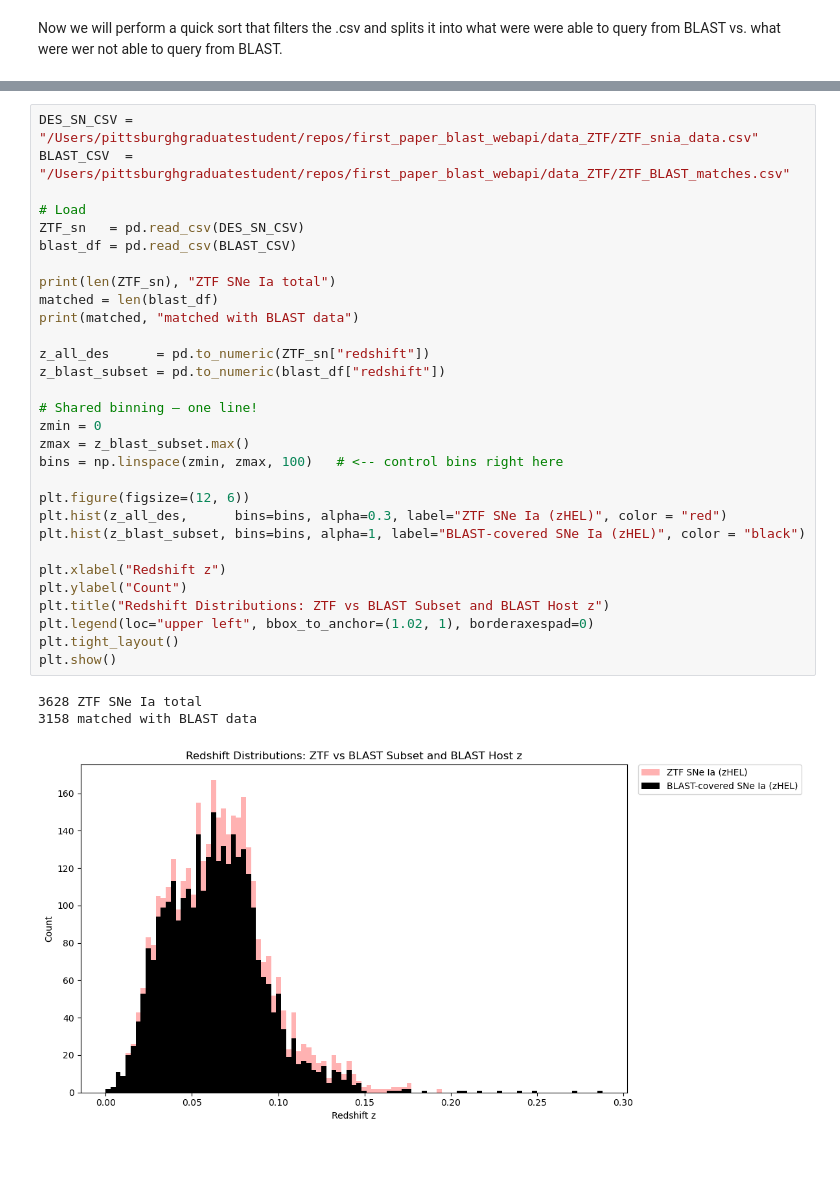
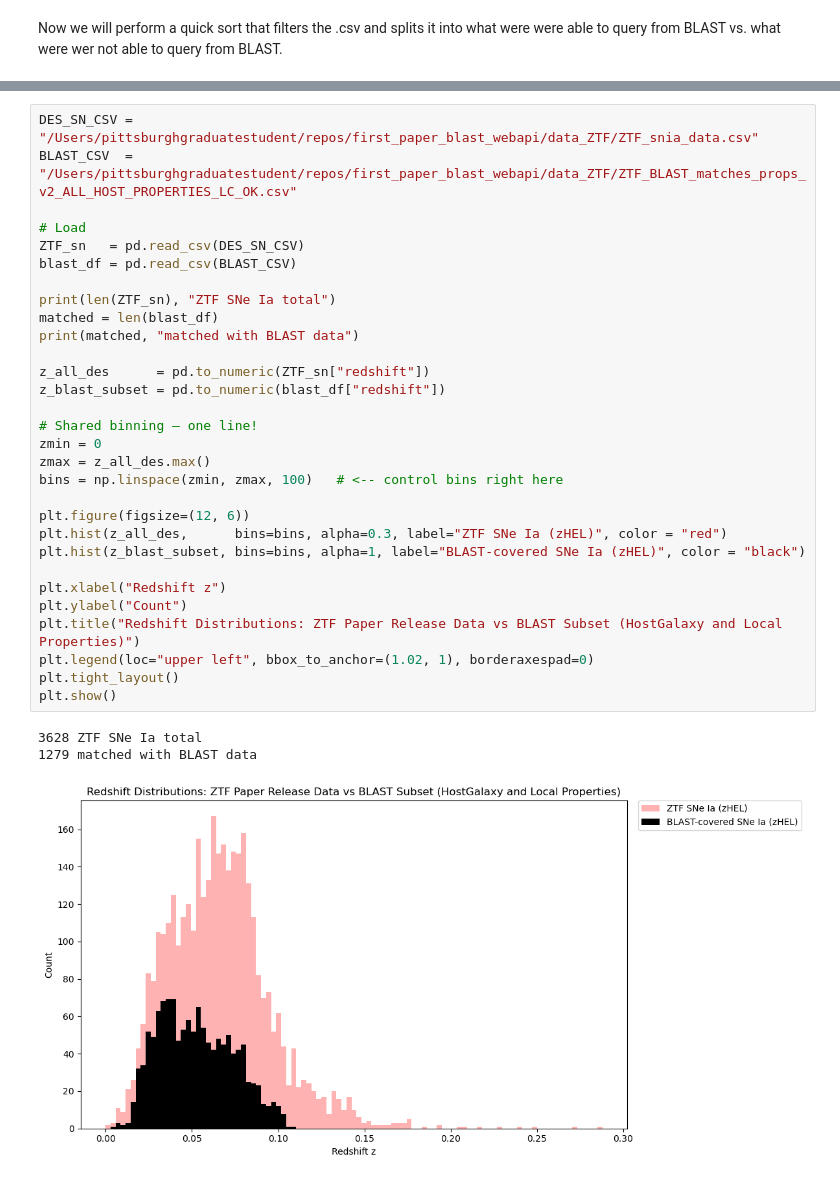
Before and after one commit to chernya4/first_paper_blast_webapi, a Jupyter notebook: api_q_onBLAST_ZTF.ipynb, the cells around one changed output, grey strips where cells are left out. Saved outputs shown, nothing was run; the diff lists cells and outputs as text.

```diff
--- a/api_q_onBLAST_ZTF.ipynb
+++ b/api_q_onBLAST_ZTF.ipynb
@@ -166,34 +398,34 @@ Removed 470 rows missing BLAST data → data_ZTF/ZTF_BLAST_umatched.csv
 # %%
 DES_SN_CSV = "/Users/pittsburghgraduatestudent/repos/first_paper_blast_webapi/data_ZTF/ZTF_snia_data.csv"
-BLAST_CSV  = "/Users/pittsburghgraduatestudent/repos/first_paper_blast_webapi/data_ZTF/ZTF_BLAST_matches.csv"
+BLAST_CSV  = "/Users/pittsburghgraduatestudent/repos/first_paper_blast_webapi/data_ZTF/ZTF_BLAST_matches_props_v2_ALL_HOST_PROPERTIES_LC_OK.csv"
 
 # Load
 ZTF_sn   = pd.read_csv(DES_SN_CSV)
 blast_df = pd.read_csv(BLAST_CSV)
 
 print(len(ZTF_sn), "ZTF SNe Ia total")
 matched = len(blast_df)
 print(matched, "matched with BLAST data")
 
 z_all_des      = pd.to_numeric(ZTF_sn["redshift"])
 z_blast_subset = pd.to_numeric(blast_df["redshift"])
 
 # Shared binning — one line!
 zmin = 0
-zmax = z_blast_subset.max()
+zmax = z_all_des.max()
 bins = np.linspace(zmin, zmax, 100)   # <-- control bins right here
 
 plt.figure(figsize=(12, 6))
 plt.hist(z_all_des,      bins=bins, alpha=0.3, label="ZTF SNe Ia (zHEL)", color = "red")
 plt.hist(z_blast_subset, bins=bins, alpha=1, label="BLAST-covered SNe Ia (zHEL)", color = "black")
 
 plt.xlabel("Redshift z")
 plt.ylabel("Count")
-plt.title("Redshift Distributions: ZTF vs BLAST Subset and BLAST Host z")
+plt.title("Redshift Distributions: ZTF Paper Release Data vs BLAST Subset (HostGalaxy and Local Properties)")
 plt.legend(loc="upper left", bbox_to_anchor=(1.02, 1), borderaxespad=0)
 plt.tight_layout()
 plt.show()
 # %% [output]
 3628 ZTF SNe Ia total
-3158 matched with BLAST data
+1279 matched with BLAST data
-[figure, old version]
+[figure, new version]
```
Also changed, not shown: parts of 16 cells of this notebook, 10 other files.
